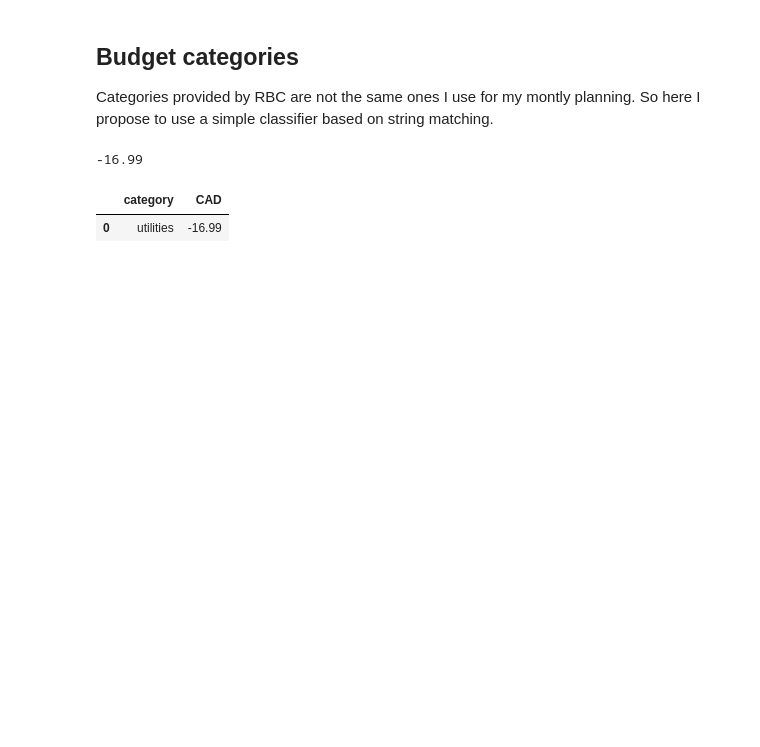
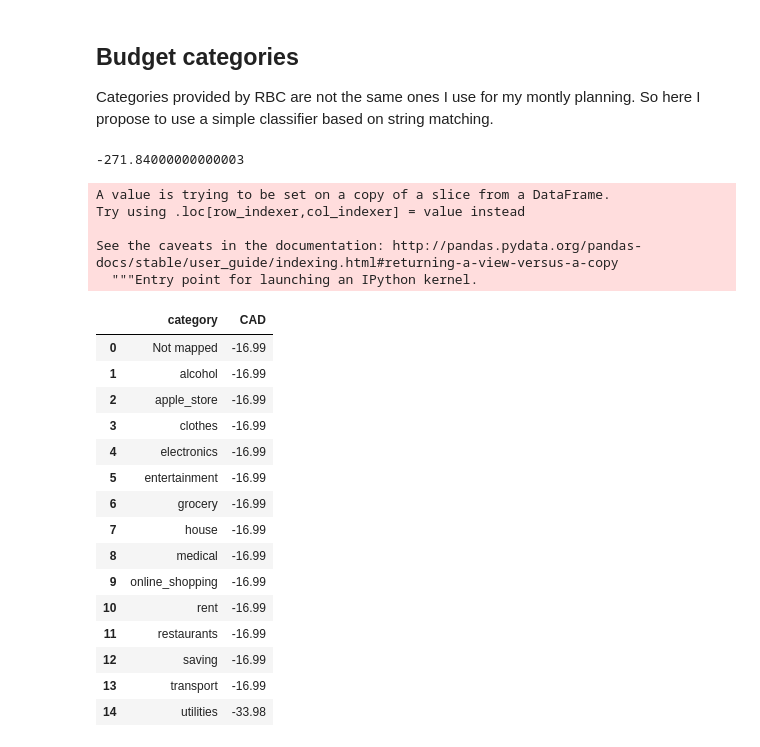
Before and after one commit to Bobrinik/personal-finance, a Jupyter notebook: Finances.ipynb, the cells around one changed output. Saved outputs shown, nothing was run; the diff lists cells and outputs as text; code cells hidden in the pictures; blank space fills up the shorter version.

```diff
--- a/Finances.ipynb
+++ b/Finances.ipynb
@@ -141,12 +174,31 @@ assert get_category('STM PL DES ARTS DIE101 MONTREAL QC') == 'transport'
 assert get_category('THAI EXPRESS') == 'restaurants'
 assert get_category('codecademy') == 'education'
 # %%
-spendings_per_location['category'] = spendings_per_location.location.apply(lambda row: get_category(row))
-category_table = spendings_per_location.groupby('category').CAD.sum().reset_index()
+monthly_transactions['category'] = monthly_transactions.location.apply(lambda row: get_category(row))
+category_table = monthly_transactions.groupby('category').CAD.sum().reset_index()
 print(category_table.CAD.sum())
 # spendings_per_location
 category_table
 # %% [output]
--16.99
+-271.84000000000003
+A value is trying to be set on a copy of a slice from a DataFrame.
+Try using .loc[row_indexer,col_indexer] = value instead
+
+See the caveats in the documentation: http://pandas.pydata.org/pandas-docs/stable/user_guide/indexing.html#returning-a-view-versus-a-copy
+  """Entry point for launching an IPython kernel.
 |  | category | CAD |
-| 0 | utilities | -16.99 |
+| 0 | Not mapped | -16.99 |
+| 1 | alcohol | -16.99 |
+| 2 | apple_store | -16.99 |
+| 3 | clothes | -16.99 |
+| 4 | electronics | -16.99 |
+| 5 | entertainment | -16.99 |
+| 6 | grocery | -16.99 |
+| 7 | house | -16.99 |
+| 8 | medical | -16.99 |
+| 9 | online_shopping | -16.99 |
+| 10 | rent | -16.99 |
+| 11 | restaurants | -16.99 |
+| 12 | saving | -16.99 |
+| 13 | transport | -16.99 |
+| 14 | utilities | -33.98 |
```
Also changed, not shown: parts of 5 cells of this notebook.
